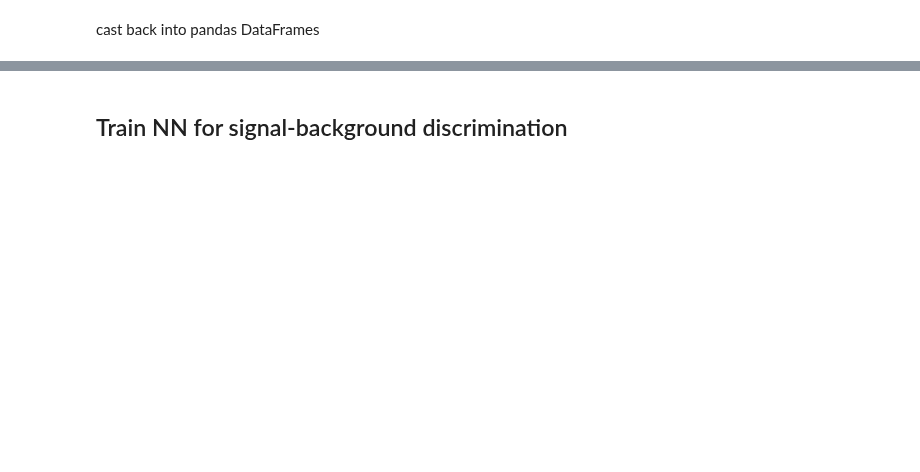
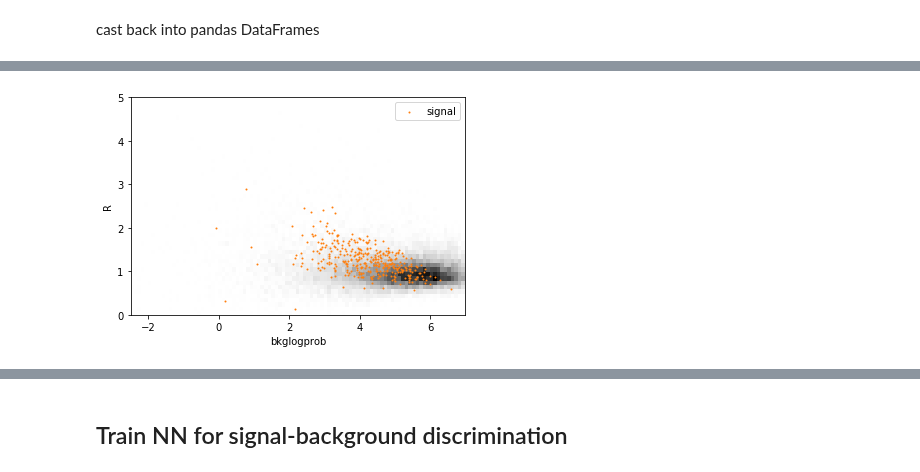
Before and after one commit to matteoettam09/i-flow, a Jupyter notebook: DensityEstimation/RnD_dataset.ipynb, the cells around one changed output, grey strips where cells are left out. Cells and saved outputs as stored; diff of their text form; code cells hidden in the pictures; blank space fills up the shorter version.

```diff
--- a/DensityEstimation/RnD_dataset.ipynb
+++ b/DensityEstimation/RnD_dataset.ipynb
@@ -749,10 +771,10 @@ def get_prob(dists, sample):
         sample.loc[sample.dist_no == i, 'prob'] = dists[i].prob(sample[sample.dist_no == i].drop(columns=['dist_no', 'prob']).values).numpy()
     return tf.convert_to_tensor(sample.prob.values)
 
-bkgprob = get_prob(bkgdist, data_sig[:, :5])
-# bkgprob=bkgdist[-1].prob(data_sig[:, :5])
-sigprob = get_prob(sigdist, data_sig[:, :5])
-# sigprob=sigdist[-1].prob(data_sig[:, :5])
+# bkgprob = get_prob(bkgdist, data_sig[:, :5])
+bkgprob=bkgdist[-1].prob(data_sig[:, :5])
+# sigprob = get_prob(sigdist, data_sig[:, :5])
+sigprob=sigdist[-1].prob(data_sig[:, :5])
 bkglogprob=np.log(bkgprob)
 # %% [markdown]
 cast back into pandas DataFrames
@@ -779,2 +803,15 @@ plt.show()
+# %%
+plt.hist2d(data_sig[~issignal].bkglogprob, data_sig[~issignal].R, density=True, cmap='binary',
+           bins=[95, 50], range=[(-2.5, 7), (0, 5)])
+plt.scatter(data_sig[issignal].bkglogprob, data_sig[issignal].R, s=1, label='signal', color='C1')
+plt.ylim(0,5)
+plt.xlim(-2.5,7)
+plt.xlabel('bkglogprob')
+plt.ylabel('R')
+plt.legend()
+plt.savefig('R_bkglogprob_scatter.png')
+plt.show()
+# %% [output]
+[figure, added]
 # %%
 plt.scatter(data_sig[~issignal].bkglogprob, data_sig[~issignal].R, s=0.1, label='background')
```
Also changed, not shown: parts of 21 cells of this notebook.
